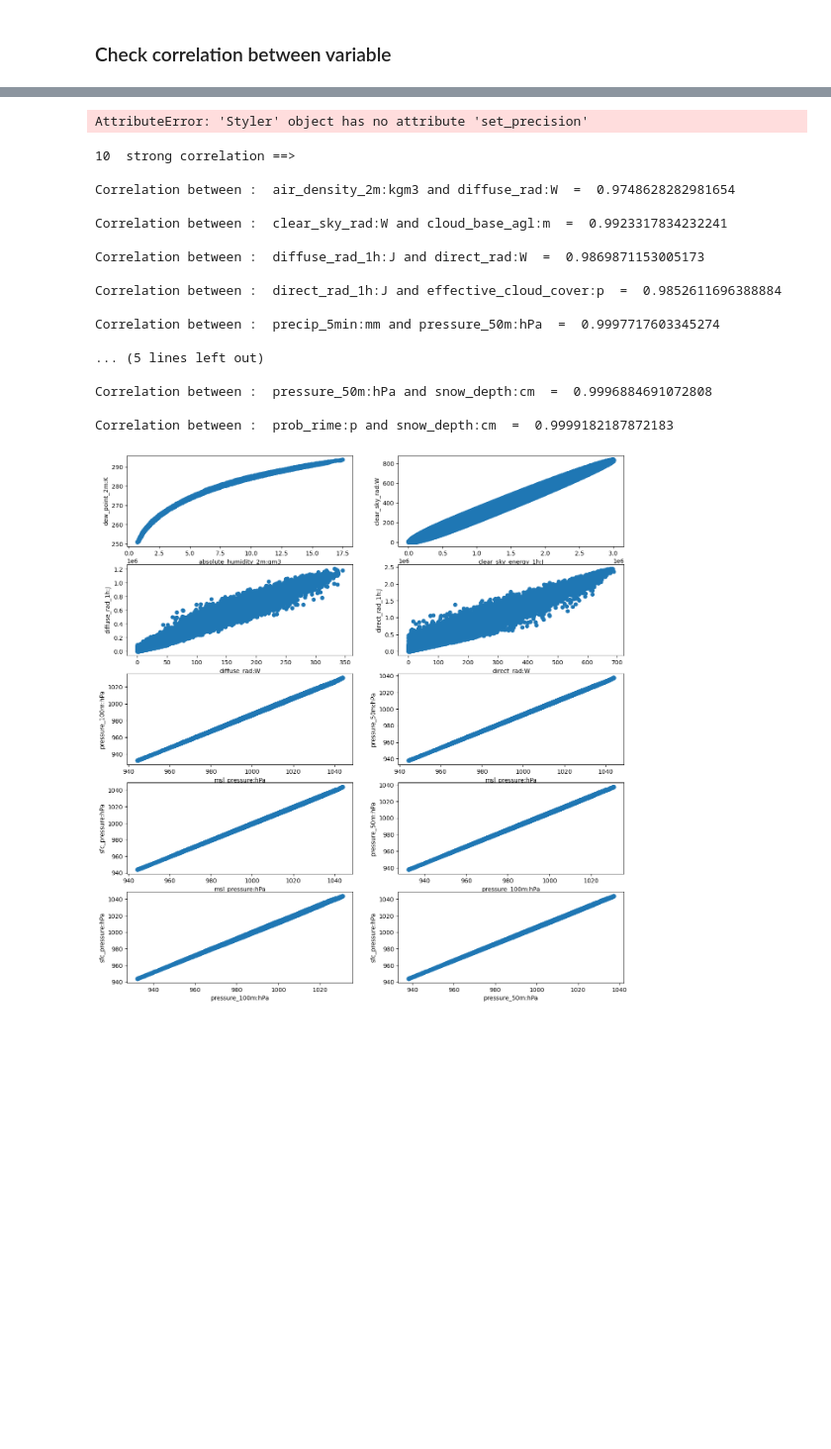
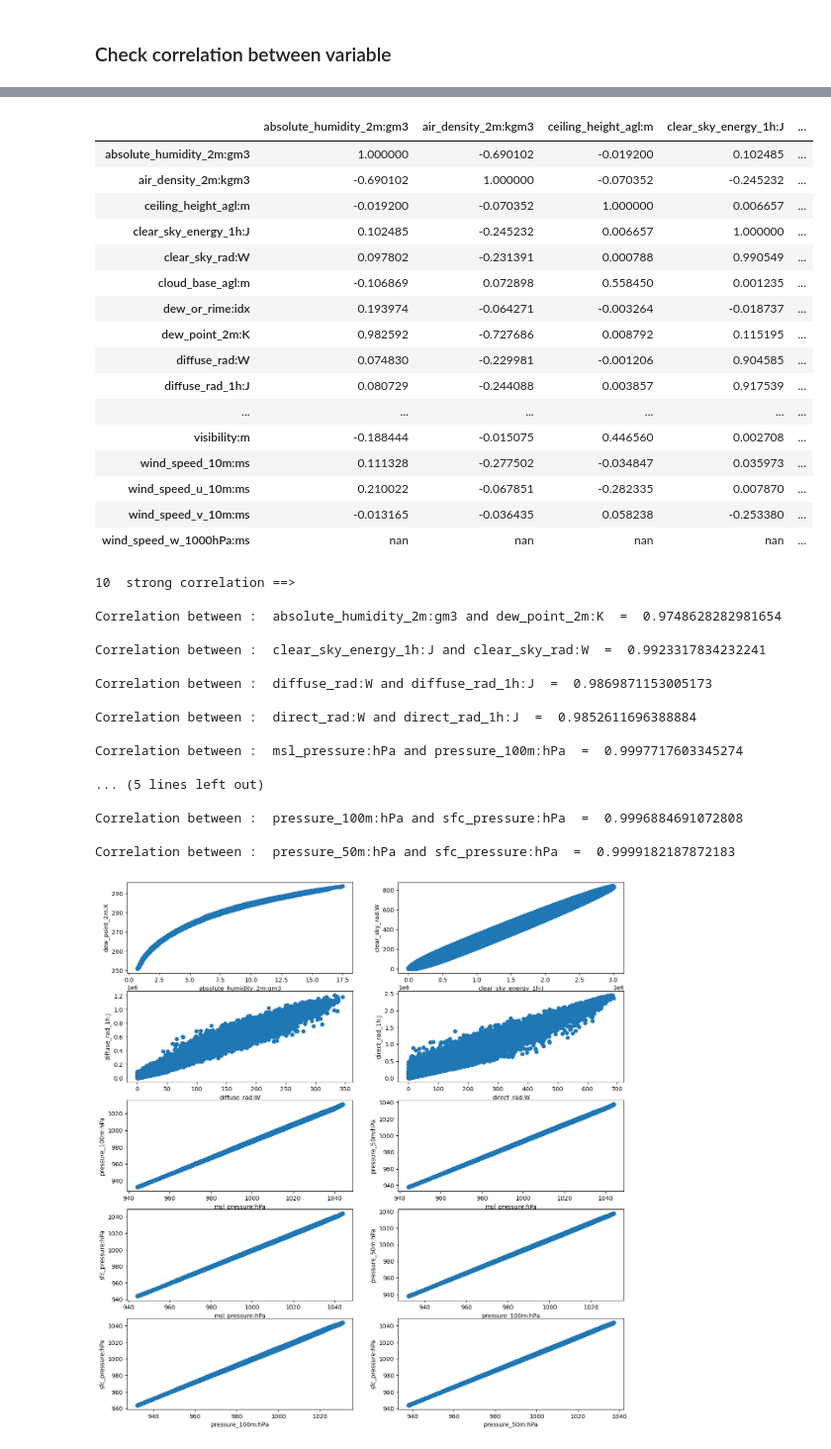
Before and after one commit to hugokerino/Energy-forecasting-NTNU, a Jupyter notebook: data/Hugo/read_files.ipynb, the cells around one changed output, grey strips where cells are left out. Shown at 99% size. Cells and saved outputs as stored; diff of their text form; code cells hidden in the pictures; blank space fills up the shorter version.

```diff
--- a/data/Hugo/read_files.ipynb
+++ b/data/Hugo/read_files.ipynb
@@ -368,9 +368,26 @@ sns.heatmap(corr_matrix, vmax=0.9, square=True,cmap='coolwarm',fmt='.2f')
 # %%
-corr_matrix.style.background_gradient(cmap='coolwarm').set_precision(2)
+corr_matrix.style.background_gradient(cmap='coolwarm')
 # %% [output]
-AttributeError: 'Styler' object has no attribute 'set_precision'
+|  | absolute_humidity_2m:gm3 | air_density_2m:kgm3 | ceiling_height_agl:m | clear_sky_energy_1h:J | ... |
+| absolute_humidity_2m:gm3 | 1.000000 | -0.690102 | -0.019200 | 0.102485 | ... |
+| air_density_2m:kgm3 | -0.690102 | 1.000000 | -0.070352 | -0.245232 | ... |
+| ceiling_height_agl:m | -0.019200 | -0.070352 | 1.000000 | 0.006657 | ... |
+| clear_sky_energy_1h:J | 0.102485 | -0.245232 | 0.006657 | 1.000000 | ... |
+| clear_sky_rad:W | 0.097802 | -0.231391 | 0.000788 | 0.990549 | ... |
+| cloud_base_agl:m | -0.106869 | 0.072898 | 0.558450 | 0.001235 | ... |
+| dew_or_rime:idx | 0.193974 | -0.064271 | -0.003264 | -0.018737 | ... |
+| dew_point_2m:K | 0.982592 | -0.727686 | 0.008792 | 0.115195 | ... |
+| diffuse_rad:W | 0.074830 | -0.229981 | -0.001206 | 0.904585 | ... |
+| diffuse_rad_1h:J | 0.080729 | -0.244088 | 0.003857 | 0.917539 | ... |
+| ... | ... | ... | ... | ... | ... |
+| visibility:m | -0.188444 | -0.015075 | 0.446560 | 0.002708 | ... |
+| wind_speed_10m:ms | 0.111328 | -0.277502 | -0.034847 | 0.035973 | ... |
+| wind_speed_u_10m:ms | 0.210022 | -0.067851 | -0.282335 | 0.007870 | ... |
+| wind_speed_v_10m:ms | -0.013165 | -0.036435 | 0.058238 | -0.253380 | ... |
+| wind_speed_w_1000hPa:ms | nan | nan | nan | nan | ... |
 # %%
-idx = np.where((np.abs(corr_matrix) > 0.95) & (corr_matrix !=1))
+threshold = 0.9
+idx = np.where((np.abs(corr_matrix) > threshold) & (corr_matrix !=1))
 print(round(idx[0].shape[0]/2)," strong correlation ==> \n")
 columns_corr = []
 ind_double = []
@@ -388,21 +405,21 @@ for i in range(idx[0].shape[0]):
 # %% [output]
 10  strong correlation ==>
 
-Correlation between :  air_density_2m:kgm3 and diffuse_rad:W  =  0.9748628282981654
+Correlation between :  absolute_humidity_2m:gm3 and dew_point_2m:K  =  0.9748628282981654
 
-Correlation between :  clear_sky_rad:W and cloud_base_agl:m  =  0.9923317834232241
+Correlation between :  clear_sky_energy_1h:J and clear_sky_rad:W  =  0.9923317834232241
 
-Correlation between :  diffuse_rad_1h:J and direct_rad:W  =  0.9869871153005173
+Correlation between :  diffuse_rad:W and diffuse_rad_1h:J  =  0.9869871153005173
 
-Correlation between :  direct_rad_1h:J and effective_cloud_cover:p  =  0.9852611696388884
+Correlation between :  direct_rad:W and direct_rad_1h:J  =  0.9852611696388884
 
-Correlation between :  precip_5min:mm and pressure_50m:hPa  =  0.9997717603345274
+Correlation between :  msl_pressure:hPa and pressure_100m:hPa  =  0.9997717603345274
 
 ... (5 lines left out)
 
-Correlation between :  pressure_50m:hPa and snow_depth:cm  =  0.9996884691072808
+Correlation between :  pressure_100m:hPa and sfc_pressure:hPa  =  0.9996884691072808
 
-Correlation between :  prob_rime:p and snow_depth:cm  =  0.9999182187872183
+Correlation between :  pressure_50m:hPa and sfc_pressure:hPa  =  0.9999182187872183
 # %%
 fig, axs = plt.subplots(5,2, figsize=(15,16))
 k = 0
```
Also changed, not shown: parts of 3 cells of this notebook, 1 other file.
